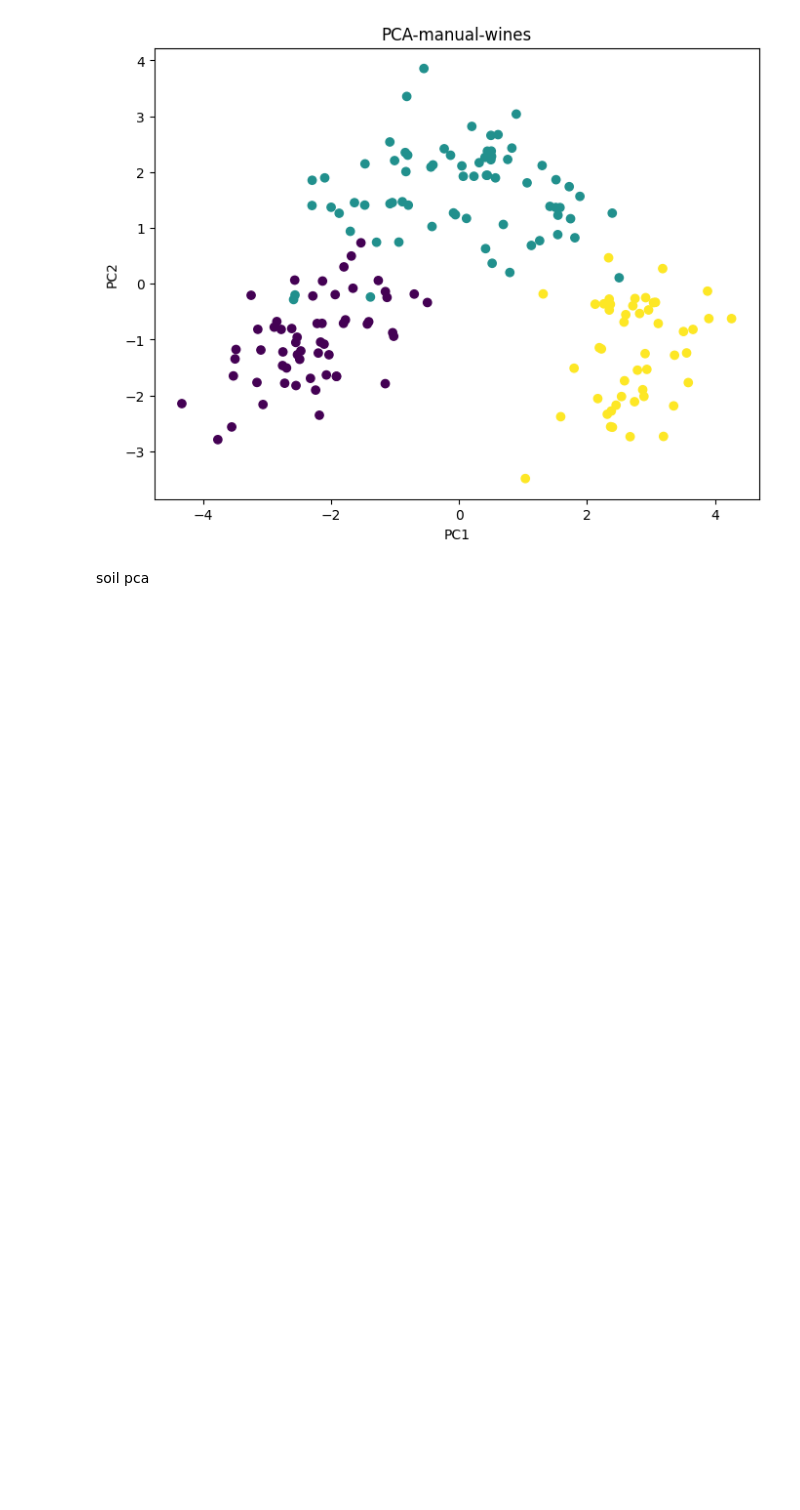
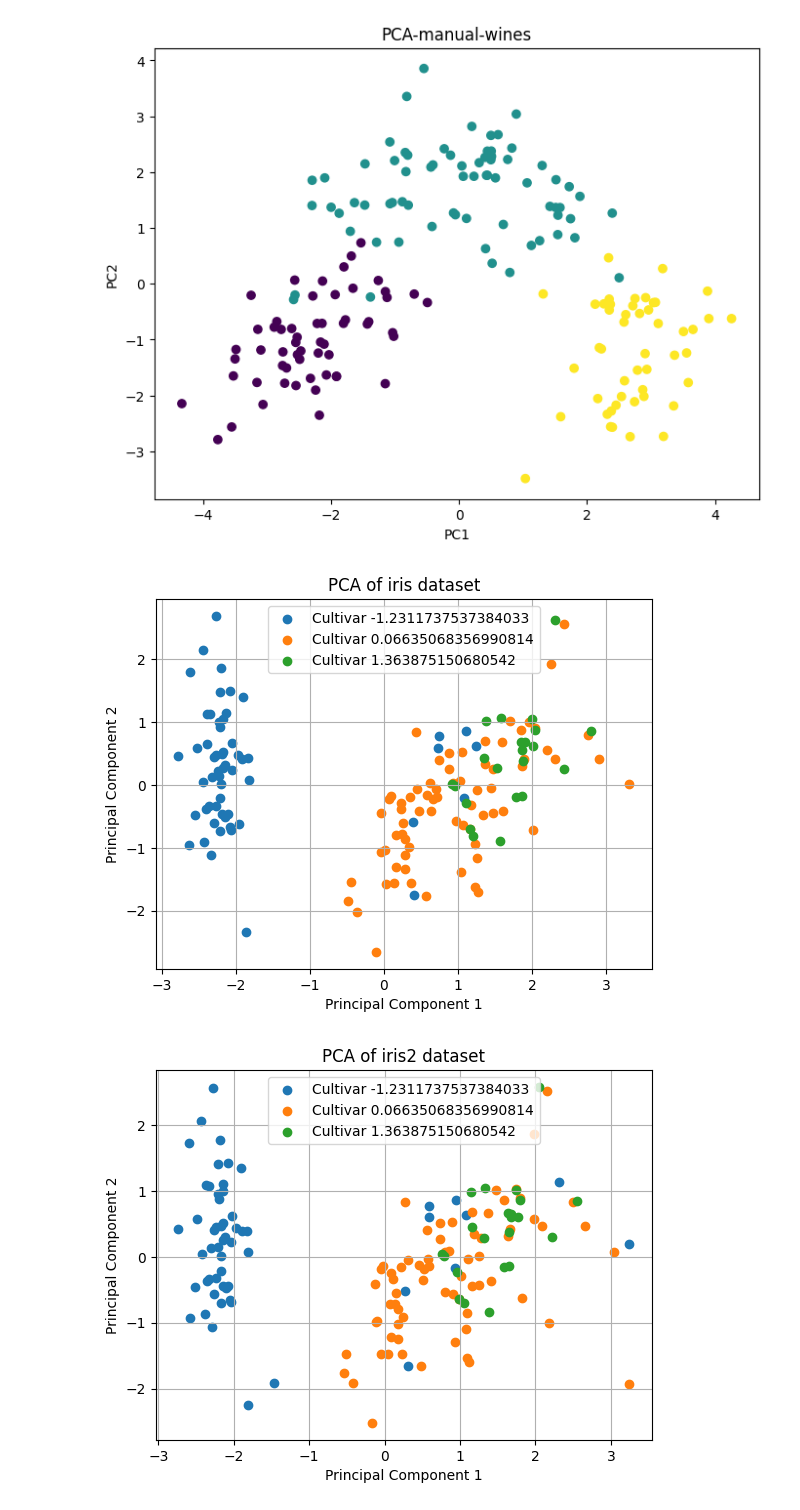
Before and after one commit to JaiVR/nir_chemometrics, a Jupyter notebook: chemometrics.ipynb, the cells around one changed output. Drawn from its saved outputs; the diff is of its cells as text; code cells hidden in the pictures; blank space fills up the shorter version.

```diff
--- a/chemometrics.ipynb
+++ b/chemometrics.ipynb
@@ -154,3 +160,6 @@ dtype: int64
+# %%
+iris = iris.drop(columns=['Species'])
+iris2 = iris2.drop(columns=['Species'])
 # %%
 print("nans:",np.isnan(iris).sum())
 print("inf:",np.isinf(iris).sum())
@@ -407,5 +384,65 @@ plt.ylabel('PC2')
 plt.show()
 # %% [output]
 [figure]
-# %% [markdown]
-soil pca
+# %%
+from sklearn.cross_decomposition import PLSRegression
+from sklearn.model_selection import train_test_split
+from sklearn.metrics import mean_squared_error
+imputer = SimpleImputer(strategy='mean')
+wines_imputed = imputer.fit_transform(wines)
+
+scaled_wines = StandardScaler().fit_transform(wines_imputed)
+
+pca = PCA(n_components=5)
+wines_pca = pca.fit_transform(scaled_wines)
+
+datasets = [iris, iris2, irisclass]
+
+pca_results = []
+
+for data in datasets:
+    data_imputed = imputer.fit_transform(data)
+    scaled_data = StandardScaler().fit_transform(data_imputed)
+
+    n_samples, n_features = scaled_data.shape
+    n_components = min(n_samples, n_features, 5)
+
+    pca = PCA(n_components=n_components)
+    principal_components = pca.fit_transform(scaled_data)
+
+    pca_results.append(principal_components)
+
+dataset_names = ['iris', 'iris2', 'irisclass']
+def plot_pca_with_cultivars(data, cultivars, name):
+    data_imputed = imputer.fit_transform(data)
+    scaled_data = StandardScaler().fit_transform(data_imputed)
+
+    n_samples, n_features = scaled_data.shape
+    n_components = min(n_samples, n_features, 2)
+
+    pca = PCA(n_components=n_components)
+    principal_components = pca.fit_transform(scaled_data)
+    pca_df = pd.DataFrame(data=principal_components, columns=[f'PC{i+1}' for i in range(n_components)])
+    pca_df['Cultivar'] = cultivars[:len(pca_df)]
+    plt.figure()
+    unique_cultivars = pca_df['Cultivar'].unique()
+    for cultivar in unique_cultivars:
+        indices = pca_df['Cultivar'] == cultivar
+        if n_components == 1:
+            plt.scatter(pca_df.loc[indices, 'PC1'], np.zeros_like(pca_df.loc[indices, 'PC1']), label=f'Cultivar {cultivar}')
+        else:
+            plt.scatter(pca_df.loc[indices, 'PC1'], pca_df.loc[indices, 'PC2'], label=f'Cultivar {cultivar}')
+
+    plt.title(f'PCA of {name} dataset')
+    plt.xlabel('Principal Component 1')
+    if n_components > 1:
+        plt.ylabel('Principal Component 2')
+    plt.legend()
+    plt.grid(True)
+    plt.show()
+
+for data, name in zip(datasets, dataset_names):
+    plot_pca_with_cultivars(data, cultivars, name)
+# %% [output]
+[figure, added]
+[figure, added]
```
Also changed, not shown: parts of 24 cells of this notebook.
